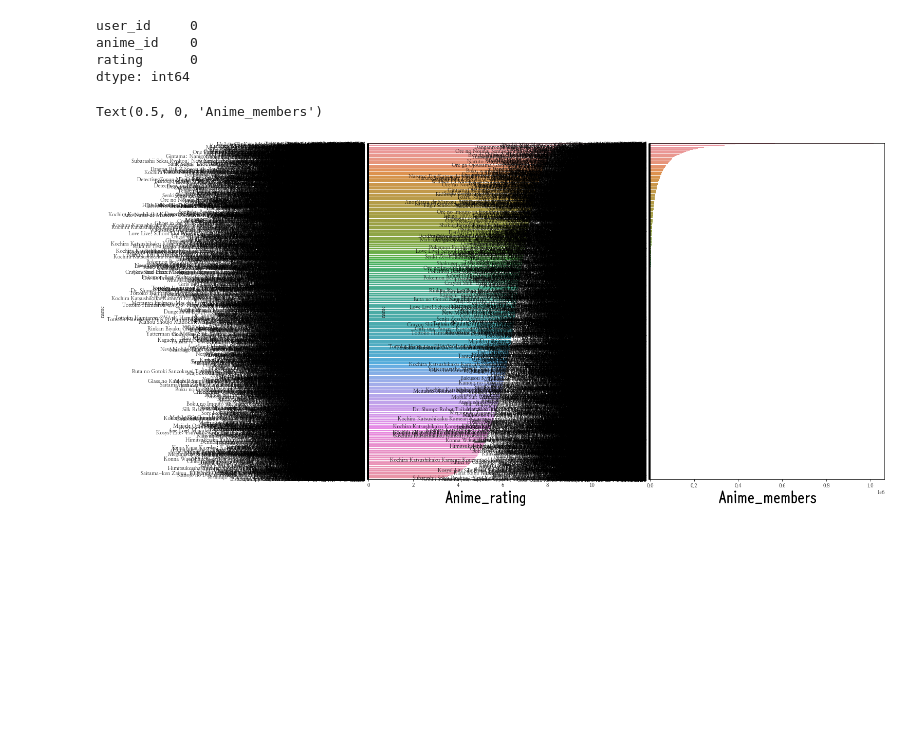
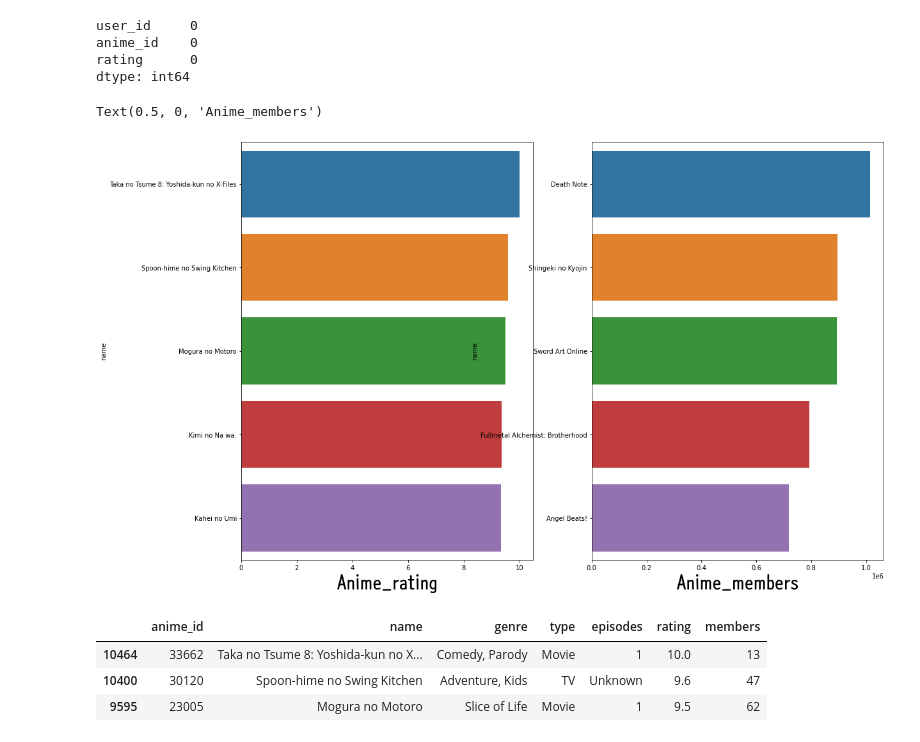
Before and after one commit to sanha9999/EDA_project, a Jupyter notebook: Anime_recommendations/Anime predict.ipynb, the cells around one changed output. Saved outputs shown, nothing was run; the diff lists cells and outputs as text; code cells hidden in the pictures; blank space fills up the shorter version.

Commit message:
add seaborn barplot data indexing[:5]

```diff
--- a/Anime_recommendations/Anime predict.ipynb
+++ b/Anime_recommendations/Anime predict.ipynb
@@ -152,10 +152,17 @@ fontprop = fm.FontProperties(fname=font_path, size=18)
 # %%
 figure, (ax1,ax2) = plt.subplots(nrows = 1, ncols =2 )
 figure.set_size_inches(18,12)
-sns.barplot(data=df_anime.sort_values("rating", ascending=False), x="rating", y="name", ax=ax1)
-sns.barplot(data=df_anime.sort_values("members", ascending=False), x="members", y="name", ax=ax2)
+sns.barplot(data=df_anime.sort_values("rating", ascending=False)[:5], x="rating", y="name", ax=ax1)
+sns.barplot(data=df_anime.sort_values("members", ascending=False)[:5], x="members", y="name", ax=ax2)
 ax1.set_xlabel("Anime_rating", fontsize=30, fontproperties=fontprop)
 ax2.set_xlabel("Anime_members", fontsize=30, fontproperties=fontprop)
 # %% [output]
 Text(0.5, 0, 'Anime_members')
-[figure, old version]
+[figure, new version]
+# %%
+df_anime.sort_values("rating", ascending=False)[:3]
+# %% [output]
+|  | anime_id | name | genre | type | episodes | rating | members |
+| 10464 | 33662 | Taka no Tsume 8: Yoshida-kun no X... | Comedy, Parody | Movie | 1 | 10.0 | 13 |
+| 10400 | 30120 | Spoon-hime no Swing Kitchen | Adventure, Kids | TV | Unknown | 9.6 | 47 |
+| 9595 | 23005 | Mogura no Motoro | Slice of Life | Movie | 1 | 9.5 | 62 |
```
